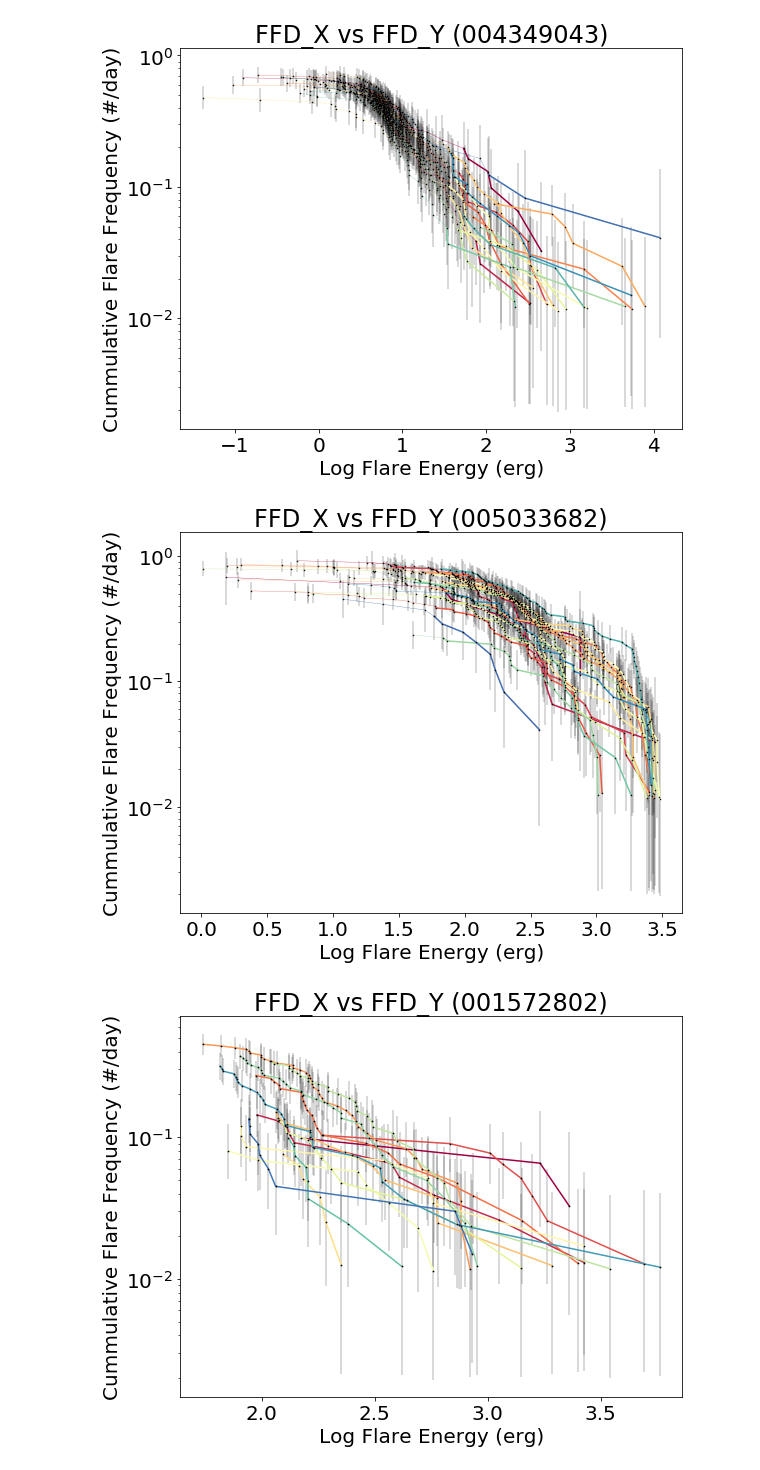
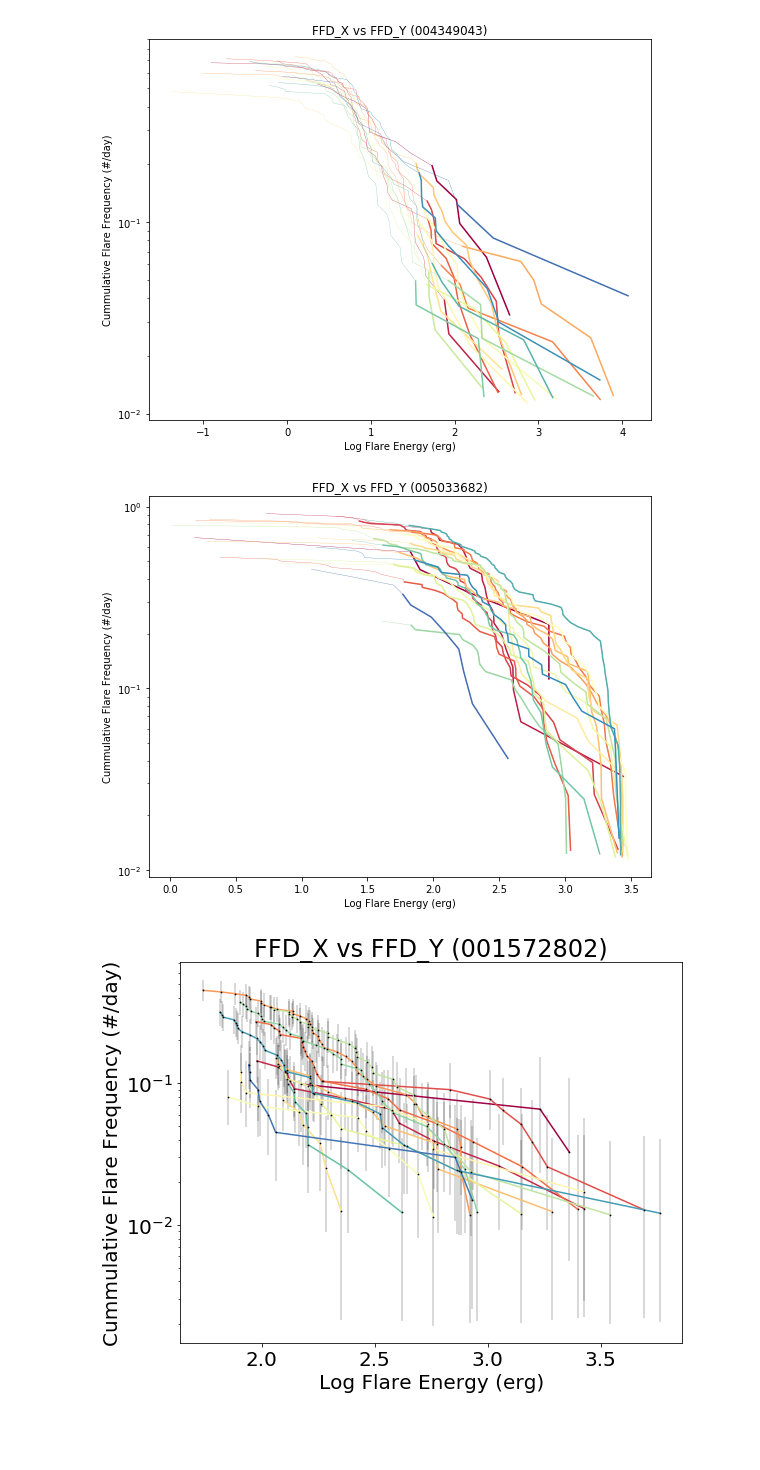
Before and after one commit to mscoggs/flare_cycles, a Jupyter notebook: flare_cycles.ipynb, the cells around one changed output. Drawn from its saved outputs; the diff is of its cells as text; code cells hidden in the pictures; blank space fills up the shorter version.

```diff
--- a/flare_cycles.ipynb
+++ b/flare_cycles.ipynb
@@ -61,6 +61,8 @@ def updateArray(exportArray, targetIndex, KIC, degree, bestParameters, bestChiSq
 #Specify a fixed log-energy value. Plot the mean-time vs FFD_y values = plot time vs flare rate per day
 targetCount = getSize('KICs/targets.txt') #getting the number of targets using the target file
 energyConstantList = [1, 1.5, 2, 2.5]
+#energyConstantList = [2.5]
+
 
 for energyConstant in energyConstantList:
 
@@ -68,7 +70,7 @@ for energyConstant in energyConstantList:
     fixedEnergy = energyConstant + EPOINT # the fixed energy value
     exportArray = np.zeros((targetCount + 2, 11), dtype='O')
     exportArray[0] = ["#This is a file containing the parameters and errors involved in the best fit of a KIC's time vs frequency data",'','','','','','','','','','']
-    exportArray[1] = ["#KIC", '#degree', '#chiSquare', '#X^3', '#X^2', '#X^1', '#X^0', '#Error3', '#Error2', '#Error1', '#Error0']
+    exportArray[1] = ["#KIC", 'degree', 'chiSquare', 'X^3', 'X^2', 'X^1', 'X^0', 'Error3', 'Error2', 'Error1', 'Error0']
     targetIndex = 2
 
     for line in targets: #going through each KIC
@@ -116,14 +118,14 @@ for energyConstant in energyConstantList:
         bic1, bestFit, bestParameters, bestCovariance, bestChiSquare = fitDegreeK(xaxis, yaxis, errList, bestFitDegree, size)
         degree = 1
         #print(KIC)
-        #print(size)
-        #print("degree, chisquare, bic = {}, {}, {}".format(0, '%.4f'%bestChiSquare, '%.4f'%bic1,))
+        print('size =', size)
+        print("degree, chisquare, bic = {}, {}, {}".format(0, '%.4f'%bestChiSquare, '%.4f'%bic1,))
 
         while(degree<4):
 
             try:
                 bic2, fit, parameters, covariance, chiSquare = fitDegreeK(xaxis, yaxis, errList, degree, size)
-                #print("degree, chisquare, bic = {}, {}, {}".format(0, '%.4f'%chiSquare, '%.4f'%bic2,))
+                print("degree, chisquare, bic = {}, {}, {}".format(0, '%.4f'%chiSquare, '%.4f'%bic2,))
             except:
                 break
 
@@ -134,11 +136,11 @@ for energyConstant in energyConstantList:
             else:
                 break
 
-        #print()
+        print()
         exportArray = updateArray(exportArray, targetIndex, KIC, bestFitDegree, bestParameters, bestChiSquare, bestCovariance)
         plt.plot(xaxis, bestFit, 'red', lw=1)
         plt.annotate('Degree Of Fit = {}\nChi-Square = {}'.format(bestFitDegree, '%.3f'%(bestChiSquare)), xy=(1750, 7),size=16, ha='right', va='top',bbox=dict(boxstyle='round', fc='w'))
-        plt.legend()
+        #plt.legend()
         targetIndex += 1
         plt.savefig('time_vs_ffdy_plot/'+KIC+'_vs_time_E='+str(fixedEnergy)+'.png')
         plt.show()
@@ -205,7 +218,7 @@ for line in targets: #going through each KIC
             err_dn.append((np.abs(toteFlare * (1.-1./(9. * toteFlare)-1./(3.*np.sqrt(toteFlare)))**3.-toteFlare))/toteDur)
             err_up.append((np.sqrt(toteFlare + 0.75) + 1.0)/toteDur)
 
-        plt.errorbar(ffd_xEnergy, ffd_yFrequency, yerr = [err_dn, err_up], c = 'black', elinewidth=.3, fmt='o', markersize = .55)
+#         plt.errorbar(ffd_xEnergy, ffd_yFrequency, yerr = [err_dn, err_up], c = 'black', elinewidth=.3, fmt='o', markersize = .55)
 
     #plt.savefig('ffd_x-vs-ffd_y-whole-plot/'+KIC+'_whole_FFD.png')
 # %% [output]
@@ -221,5 +234,5 @@ for line in targets: #going through each KIC
-[figure, old version]
+[figure, new version]
-[figure, old version]
+[figure, new version]
 # %%
 #plotting a reverse cummulative sum for a single KIC# number (using ED68i cutoff), hoping for a smooth change in frequency over time
 
```
Also changed, not shown: parts of 2 cells of this notebook.
